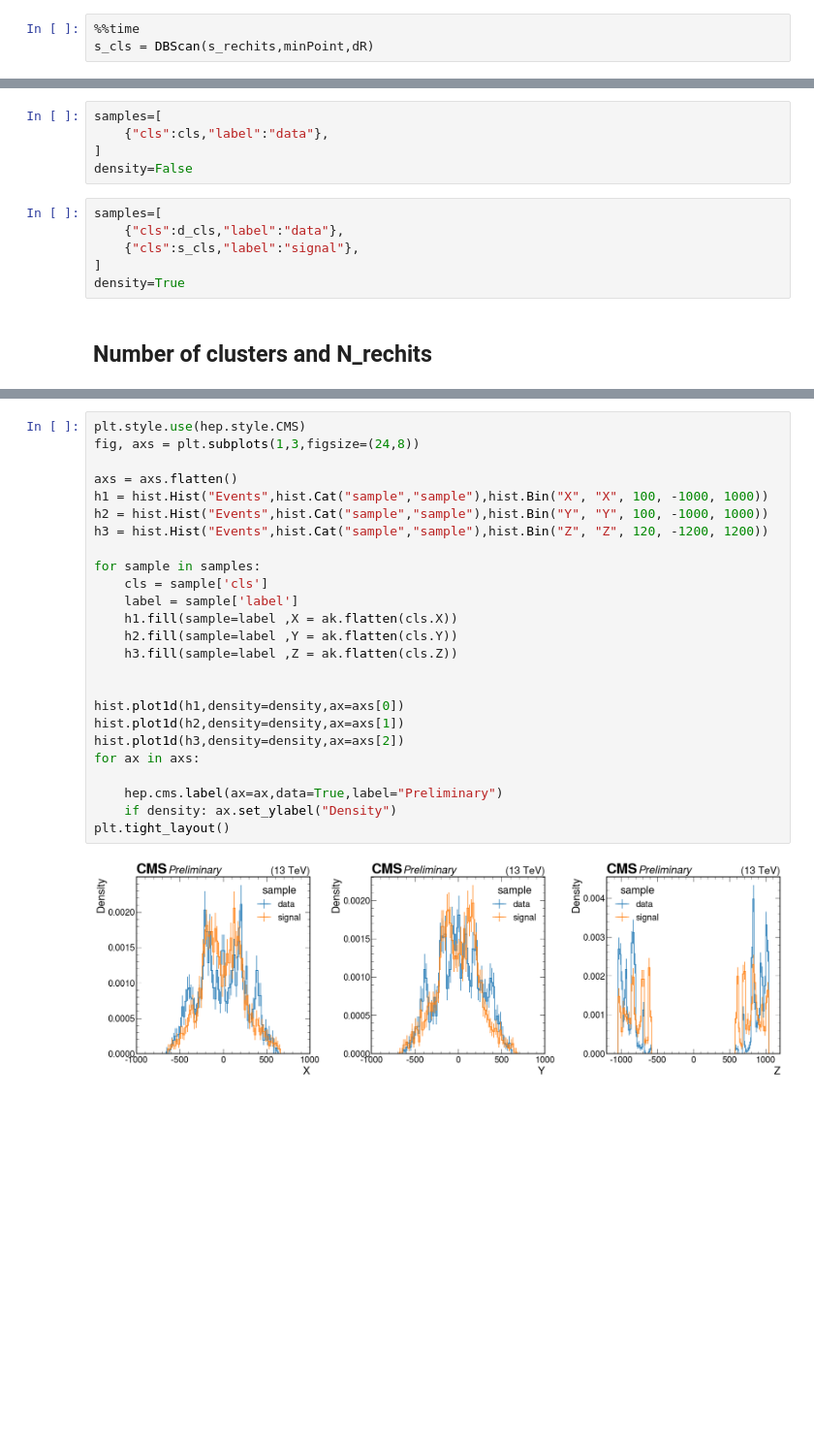
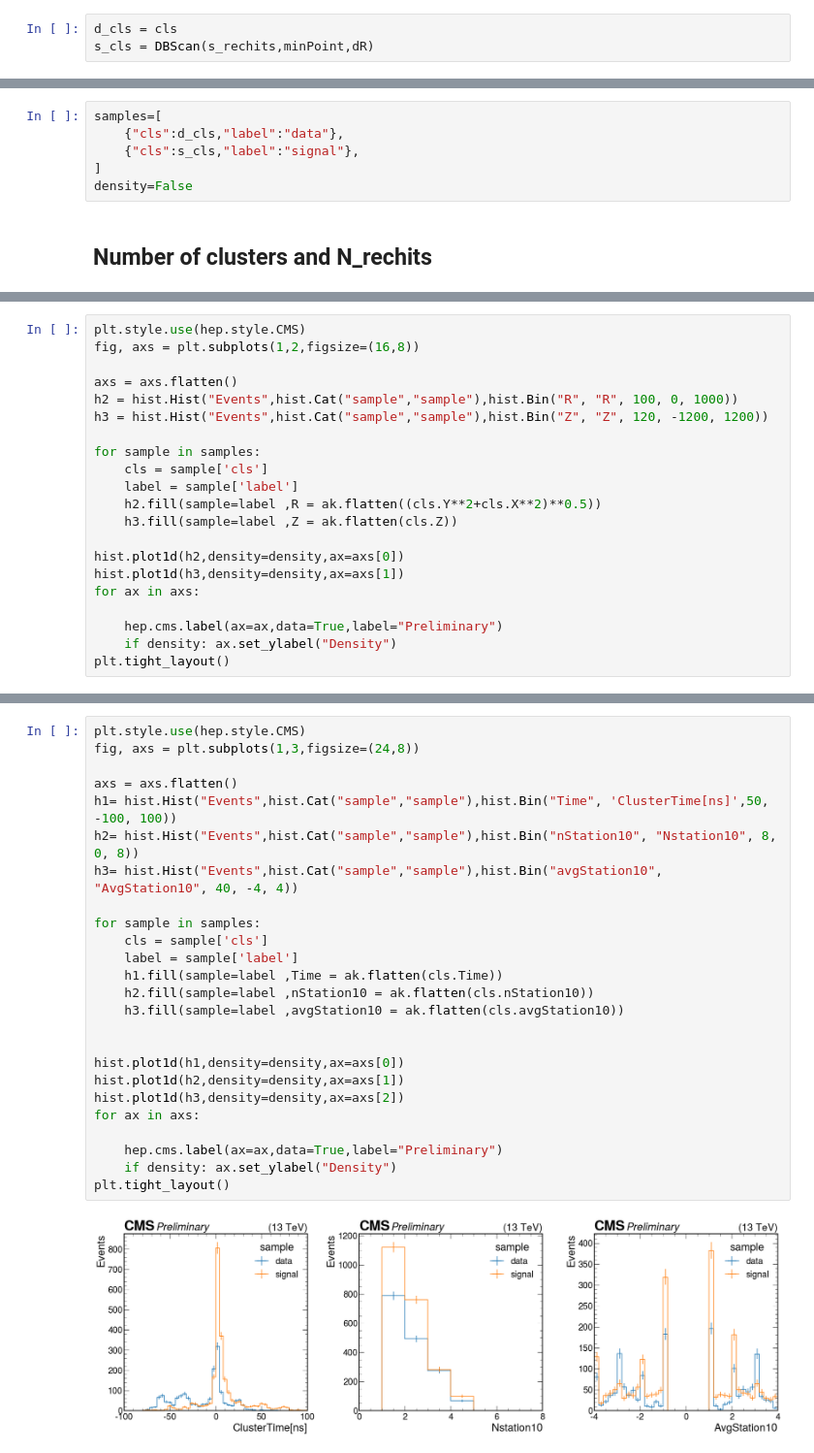
Before and after one commit to Christinaw97/MDS_CMSDAS, a Jupyter notebook: scripts/MDS_reconstruction.ipynb, the cells around one changed output, grey strips where cells are left out. Shown at 97% size. Drawn from its saved outputs; the diff is of its cells as text; blank space fills up the shorter version.

```diff
--- a/scripts/MDS_reconstruction.ipynb
+++ b/scripts/MDS_reconstruction.ipynb
@@ -309,3 +289,3 @@ Wall time: 1min 19s
 # %%
-%%time
+d_cls = cls
 s_cls = DBScan(s_rechits,minPoint,dR)
@@ -324,15 +320,10 @@ displayRZ(2,rechits,cls)
 # Examine cluster properties
 # %%
 samples=[
-    {"cls":cls,"label":"data"},
+    {"cls":d_cls,"label":"data"},
+    {"cls":s_cls,"label":"signal"},
 ]
 density=False
-# %%
-samples=[
-    {"cls":d_cls,"label":"data"},
-    {"cls":s_cls,"label":"signal"},
-]
-density=True
 # %% [markdown]
 ## Number of clusters and N_rechits
 # %%
@@ -385,0 +379,21 @@ plt.tight_layout()
+# %%
+plt.style.use(hep.style.CMS)
+fig, axs = plt.subplots(1,2,figsize=(16,8))
+
+axs = axs.flatten()
+h2 = hist.Hist("Events",hist.Cat("sample","sample"),hist.Bin("R", "R", 100, 0, 1000))
+h3 = hist.Hist("Events",hist.Cat("sample","sample"),hist.Bin("Z", "Z", 120, -1200, 1200))
+
+for sample in samples:
+    cls = sample['cls']
+    label = sample['label']
+    h2.fill(sample=label ,R = ak.flatten((cls.Y**2+cls.X**2)**0.5))
+    h3.fill(sample=label ,Z = ak.flatten(cls.Z))
+
+hist.plot1d(h2,density=density,ax=axs[0])
+hist.plot1d(h3,density=density,ax=axs[1])
+for ax in axs:
+
+    hep.cms.label(ax=ax,data=True,label="Preliminary")
+    if density: ax.set_ylabel("Density")
+plt.tight_layout()
@@ -386,27 +404,27 @@ plt.tight_layout()
 # %%
 plt.style.use(hep.style.CMS)
 fig, axs = plt.subplots(1,3,figsize=(24,8))
 
 axs = axs.flatten()
-h1 = hist.Hist("Events",hist.Cat("sample","sample"),hist.Bin("X", "X", 100, -1000, 1000))
-h2 = hist.Hist("Events",hist.Cat("sample","sample"),hist.Bin("Y", "Y", 100, -1000, 1000))
-h3 = hist.Hist("Events",hist.Cat("sample","sample"),hist.Bin("Z", "Z", 120, -1200, 1200))
+h1= hist.Hist("Events",hist.Cat("sample","sample"),hist.Bin("Time", 'ClusterTime[ns]',50, -100, 100))
+h2= hist.Hist("Events",hist.Cat("sample","sample"),hist.Bin("nStation10", "Nstation10", 8, 0, 8))
+h3= hist.Hist("Events",hist.Cat("sample","sample"),hist.Bin("avgStation10", "AvgStation10", 40, -4, 4))
 
 for sample in samples:
     cls = sample['cls']
     label = sample['label']
-    h1.fill(sample=label ,X = ak.flatten(cls.X))
-    h2.fill(sample=label ,Y = ak.flatten(cls.Y))
-    h3.fill(sample=label ,Z = ak.flatten(cls.Z))
+    h1.fill(sample=label ,Time = ak.flatten(cls.Time))
+    h2.fill(sample=label ,nStation10 = ak.flatten(cls.nStation10))
+    h3.fill(sample=label ,avgStation10 = ak.flatten(cls.avgStation10))
 
 
 hist.plot1d(h1,density=density,ax=axs[0])
 hist.plot1d(h2,density=density,ax=axs[1])
 hist.plot1d(h3,density=density,ax=axs[2])
 for ax in axs:
 
     hep.cms.label(ax=ax,data=True,label="Preliminary")
     if density: ax.set_ylabel("Density")
 plt.tight_layout()
 # %% [output]
-[figure, old version]
+[figure, new version]
```
Also changed, not shown: parts of 40 cells of this notebook.
